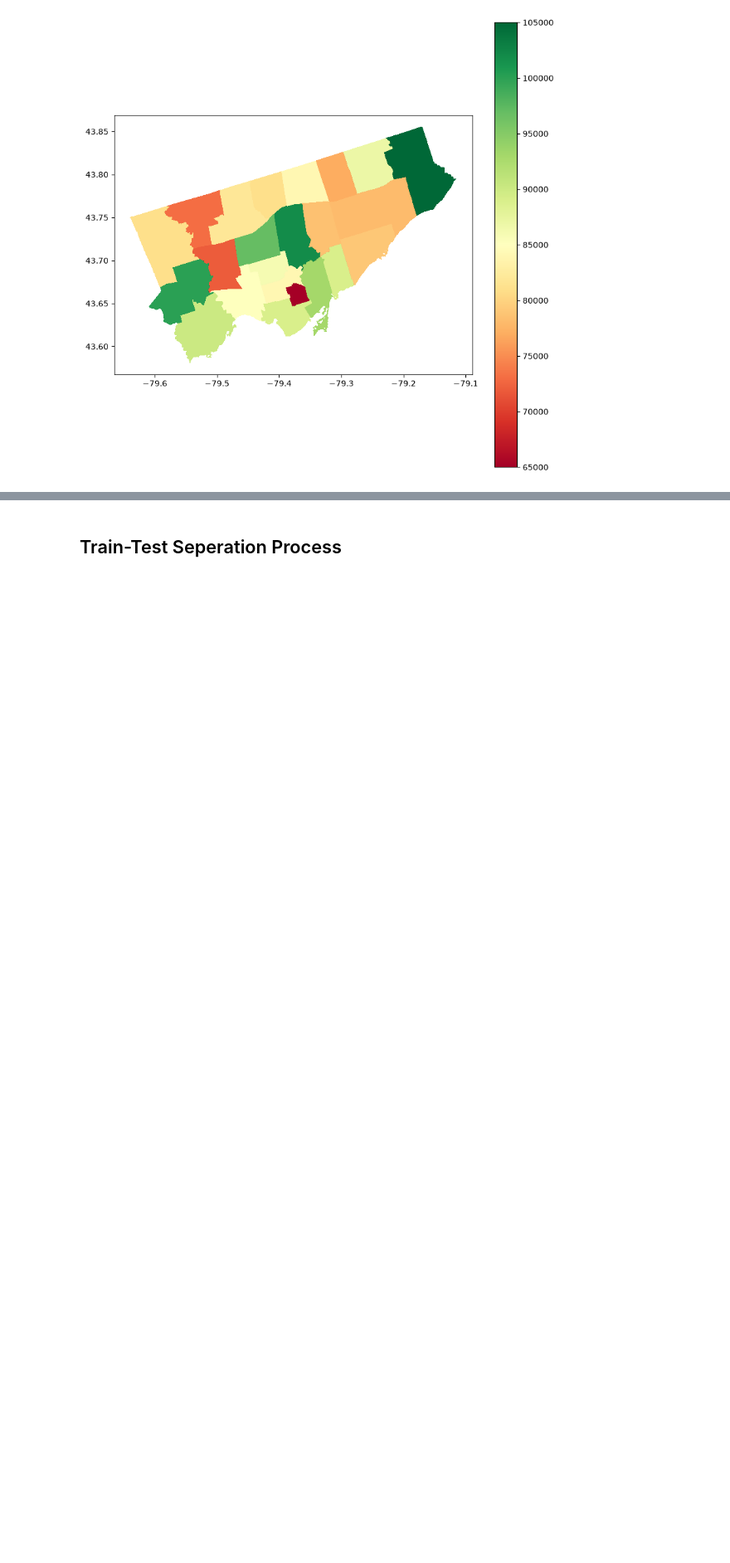
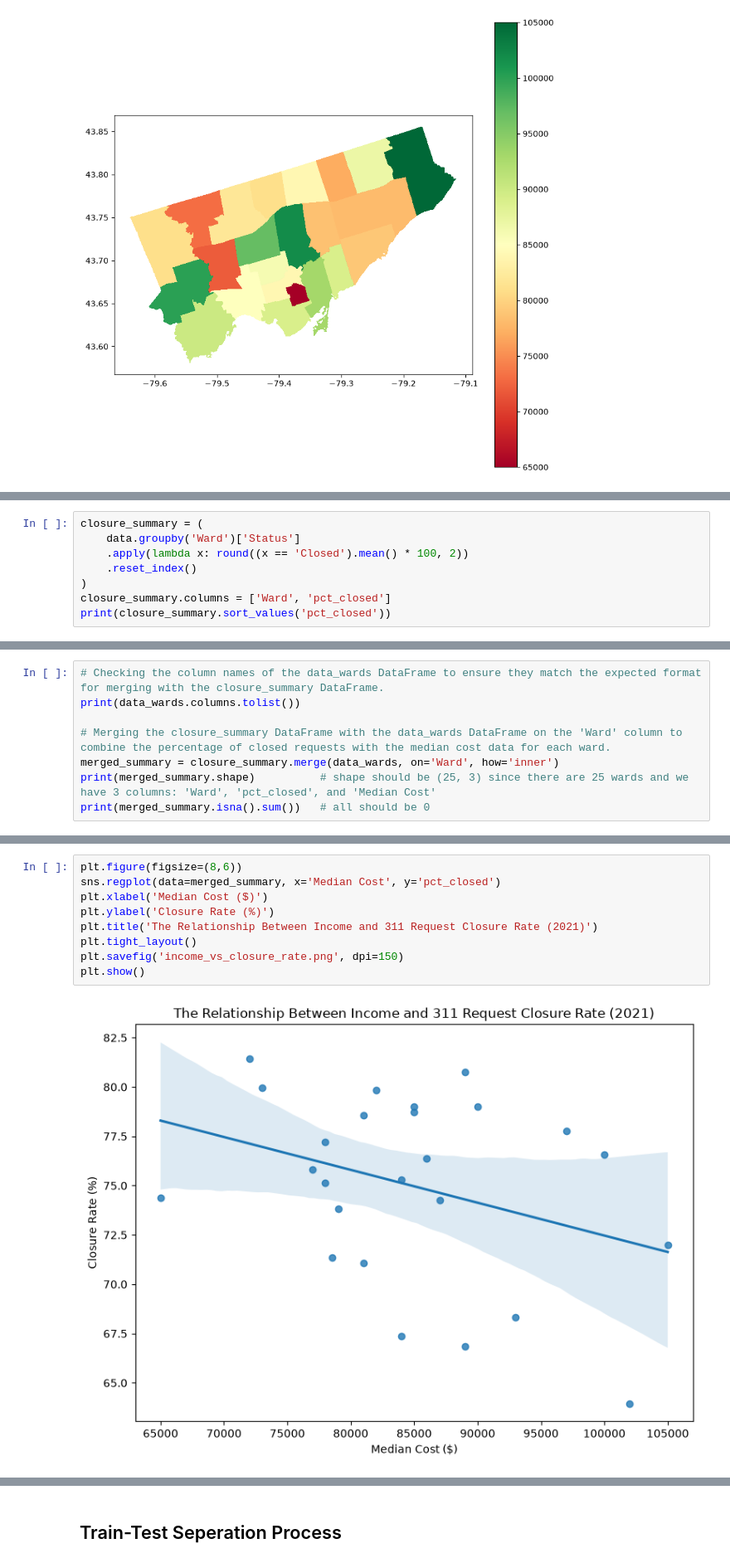
Before and after one commit to Mert30/toronto_311_project, a Jupyter notebook: notebook/toronto_311_requests.ipynb, the cells around one changed output, grey strips where cells are left out. Shown at 83% size. Drawn from its saved outputs; the diff is of its cells as text; blank space fills up the shorter version.

```diff
--- a/notebook/toronto_311_requests.ipynb
+++ b/notebook/toronto_311_requests.ipynb
@@ -187,0 +212,8 @@ merged.plot(column='Median Cost', cmap='RdYlGn', legend=True, figsize=(10,10))
+# %%
+closure_summary = (
+    data.groupby('Ward')['Status']
+    .apply(lambda x: round((x == 'Closed').mean() * 100, 2))
+    .reset_index()
+)
+closure_summary.columns = ['Ward', 'pct_closed']
+print(closure_summary.sort_values('pct_closed'))
@@ -187,0 +238,8 @@ merged.plot(column='Median Cost', cmap='RdYlGn', legend=True, figsize=(10,10))
+# %%
+# Checking the column names of the data_wards DataFrame to ensure they match the expected format for merging with the closure_summary DataFrame.
+print(data_wards.columns.tolist())
+
+# Merging the closure_summary DataFrame with the data_wards DataFrame on the 'Ward' column to combine the percentage of closed requests with the median cost data for each ward.
+merged_summary = closure_summary.merge(data_wards, on='Ward', how='inner')
+print(merged_summary.shape)          # shape should be (25, 3) since there are 25 wards and we have 3 columns: 'Ward', 'pct_closed', and 'Median Cost'
+print(merged_summary.isna().sum())   # all should be 0
@@ -187,0 +262,11 @@ merged.plot(column='Median Cost', cmap='RdYlGn', legend=True, figsize=(10,10))
+# %%
+plt.figure(figsize=(8,6))
+sns.regplot(data=merged_summary, x='Median Cost', y='pct_closed')
+plt.xlabel('Median Cost ($)')
+plt.ylabel('Closure Rate (%)')
+plt.title('The Relationship Between Income and 311 Request Closure Rate (2021)')
+plt.tight_layout()
+plt.savefig('income_vs_closure_rate.png', dpi=150)
+plt.show()
+# %% [output]
+[figure, added]
```
Also changed, not shown: parts of 37 cells of this notebook, 8 other files.
